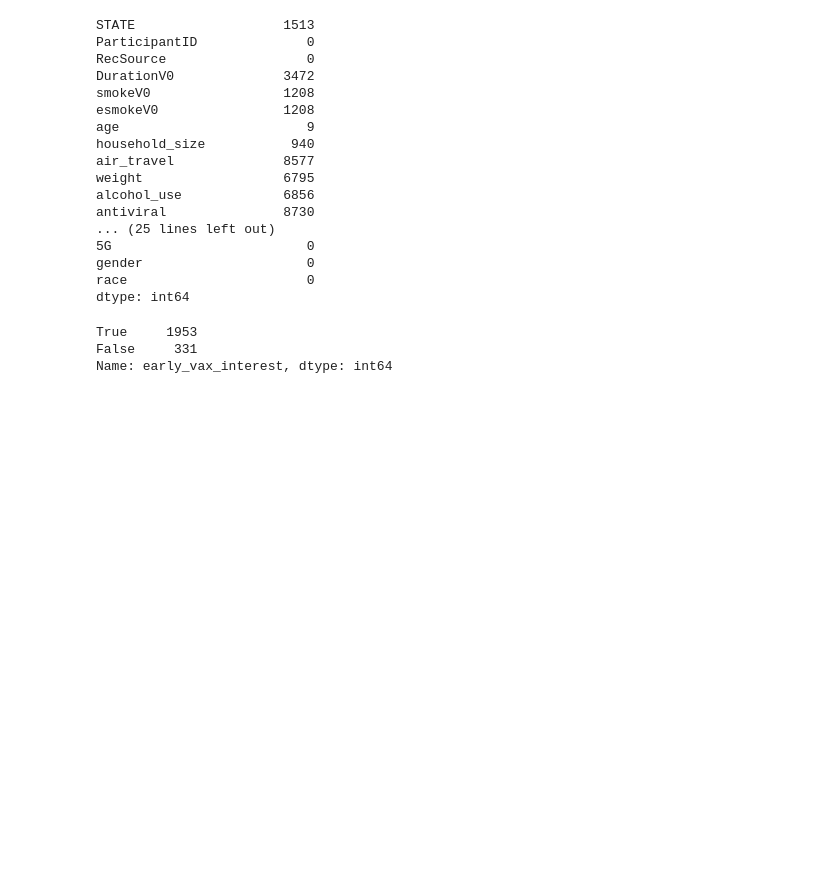
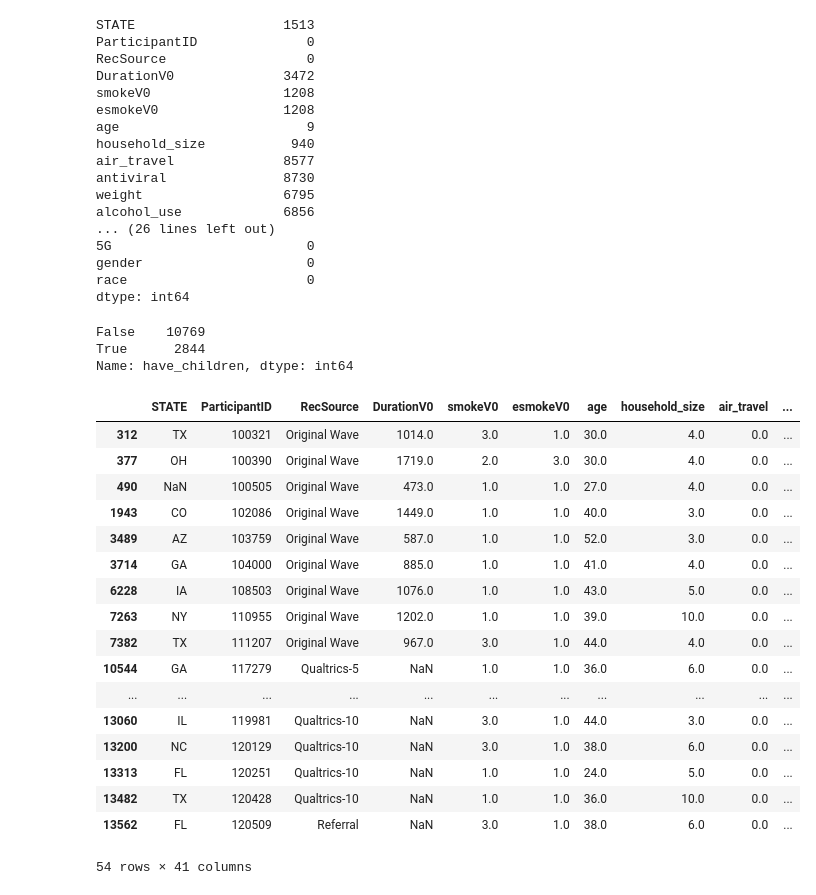
Before and after one commit to ab5525/ML_for_Epi_Final, a Jupyter notebook: data/data.ipynb, the cells around one changed output. Cells and saved outputs as stored; diff of their text form; code cells hidden in the pictures; blank space fills up the shorter version.

```diff
--- a/data/data.ipynb
+++ b/data/data.ipynb
@@ -8,15 +8,16 @@ fix_df = df[['STATE','ParticipantID','RecSource','DurationV0', 'smokeV0', 'esmok
 fix_df['age'] = df['_agev7']
 fix_df['household_size'] = df['_HHtotal']
 fix_df['air_travel'] = df['airtravel_v4']
-fix_df['weight'] = df['weight_V1']
-fix_df['alcohol_use'] = df['alcofreq_V1']
+
+
 #fix_df['bmi'] = df['bmi_v0']
-
 
 
 #OPTIONALS
 # would you take antiviral for covid
 fix_df['antiviral'] = df['antiviralpill_v9']
+fix_df['weight'] = df['weight_V1']
+fix_df['alcohol_use'] = df['alcofreq_V1']
 
 # VACCINES
 # booster
@@ -25,7 +26,7 @@ mask = mask + np.where(df['booster_v9'] == 1, 1,0)
 mask = mask + np.where(df['booster_v10'] == 1, 1,0)
 fix_df['booster'] = [False if i == 0 else True for i in mask]
 
-fix_df['vaccinated'] = df['fullyvax_v6_1']
+fix_df['vaccinated'] = [True if i==1 else False for i in df['fullyvax_v6_1']]
 
 # would get a vaccine
 fix_df['early_vax_interest'] = [True if i==1 else False for i in df['covidvacV0']]
@@ -60,6 +61,17 @@ fix_df['delay_inconvenient'] = [True if i==1 else False for i in df['_delayreaso
 fix_df['delay_trust'] = [True if i==1 else False for i in df['_delayreason_v5_3']]
 
 #children
+fix_df['have_children'] = [True if i==1 else False for i in df['childage_v7_7']]
+# mask = np.where(df['childage_v7_1'] == 1, 1,0)
+# mask = mask + np.where(df['childage_v7_2'] == 1, 1,0)
+# mask = mask + np.where(df['childage_v7_3'] == 1, 1,0)
+# mask = mask + np.where(df['childage_v7_4'] == 1, 1,0)
+# mask = mask + np.where(df['childage_v7_5'] == 1, 1,0)
+# mask = mask + np.where(df['childage_v7_6'] == 1, 1,0)
+# fix_df['have_children'] = [False if i == 0 else True for i in mask]
+
+
+#kidshome_v2 childage_v7_7
 # fix_df['children_delay_se'] = [True if i==1 else False if i == 0 else np.nan for i in df['delayreason1215_v7_1']]
 # fix_df['children_delay_incon'] = [True if i==1 else False if i == 0 else np.nan for i in df['delayreason1215_v7_2']]
 # fix_df['children_delay_trust'] = [True if i==1 else False if i == 0 else np.nan for i in df['delayreason1215_v7_3']]
@@ -68,6 +80,8 @@ fix_df['children_delay_incon'] = [True if i==1 else False for i in df['delayreas
 fix_df['children_delay_trust'] = [True if i==1 else False for i in df['delayreason1215_v7_3']]
 
 
+
+
 #claims
 fix_df['hoax'] = [True if i==1 else False for i in df['covidclaims_V1_8']]
 fix_df['masks'] = [True if i==1 else False for i in df['covidclaims_V1_1']]
@@ -105,7 +119,7 @@ Name: had_covid, dtype: int64
 # %%
 display(fix_df.isna().sum())
 dropped = fix_df.dropna()
-dropped['early_vax_interest'].value_counts()
+fix_df['have_children'].value_counts()
 # %% [output]
 STATE                   1513
 ParticipantID              0
@@ -116,17 +130,38 @@ esmokeV0                1208
 age                        9
 household_size           940
 air_travel              8577
+antiviral               8730
 weight                  6795
 alcohol_use             6856
-antiviral               8730
-... (25 lines left out)
+... (26 lines left out)
 5G                         0
 gender                     0
 race                       0
 dtype: int64
-True     1953
-False     331
-Name: early_vax_interest, dtype: int64
+False    10769
+True      2844
+Name: have_children, dtype: int64
 # %%
 fix_df.isna().sum()
 fix_df.to_csv('C3longitudinal_clean.csv')
+# %%
+fix_df[fix_df['children_delay_trust'] == True]
+# %% [output]
+|  | STATE | ParticipantID | RecSource | DurationV0 | smokeV0 | esmokeV0 | age | household_size | air_travel | ... |
+| 312 | TX | 100321 | Original Wave | 1014.0 | 3.0 | 1.0 | 30.0 | 4.0 | 0.0 | ... |
+| 377 | OH | 100390 | Original Wave | 1719.0 | 2.0 | 3.0 | 30.0 | 4.0 | 0.0 | ... |
+| 490 | NaN | 100505 | Original Wave | 473.0 | 1.0 | 1.0 | 27.0 | 4.0 | 0.0 | ... |
+| 1943 | CO | 102086 | Original Wave | 1449.0 | 1.0 | 1.0 | 40.0 | 3.0 | 0.0 | ... |
+| 3489 | AZ | 103759 | Original Wave | 587.0 | 1.0 | 1.0 | 52.0 | 3.0 | 0.0 | ... |
+| 3714 | GA | 104000 | Original Wave | 885.0 | 1.0 | 1.0 | 41.0 | 4.0 | 0.0 | ... |
+| 6228 | IA | 108503 | Original Wave | 1076.0 | 1.0 | 1.0 | 43.0 | 5.0 | 0.0 | ... |
+| 7263 | NY | 110955 | Original Wave | 1202.0 | 1.0 | 1.0 | 39.0 | 10.0 | 0.0 | ... |
+| 7382 | TX | 111207 | Original Wave | 967.0 | 3.0 | 1.0 | 44.0 | 4.0 | 0.0 | ... |
+| 10544 | GA | 117279 | Qualtrics-5 | NaN | 1.0 | 1.0 | 36.0 | 6.0 | 0.0 | ... |
+| ... | ... | ... | ... | ... | ... | ... | ... | ... | ... | ... |
+| 13060 | IL | 119981 | Qualtrics-10 | NaN | 3.0 | 1.0 | 44.0 | 3.0 | 0.0 | ... |
+| 13200 | NC | 120129 | Qualtrics-10 | NaN | 3.0 | 1.0 | 38.0 | 6.0 | 0.0 | ... |
+| 13313 | FL | 120251 | Qualtrics-10 | NaN | 1.0 | 1.0 | 24.0 | 5.0 | 0.0 | ... |
+| 13482 | TX | 120428 | Qualtrics-10 | NaN | 1.0 | 1.0 | 36.0 | 10.0 | 0.0 | ... |
+| 13562 | FL | 120509 | Referral | NaN | 3.0 | 1.0 | 38.0 | 6.0 | 0.0 | ... |
+54 rows × 41 columns
```
Also changed, not shown: parts of 1 cell of this notebook, 2 other files.
